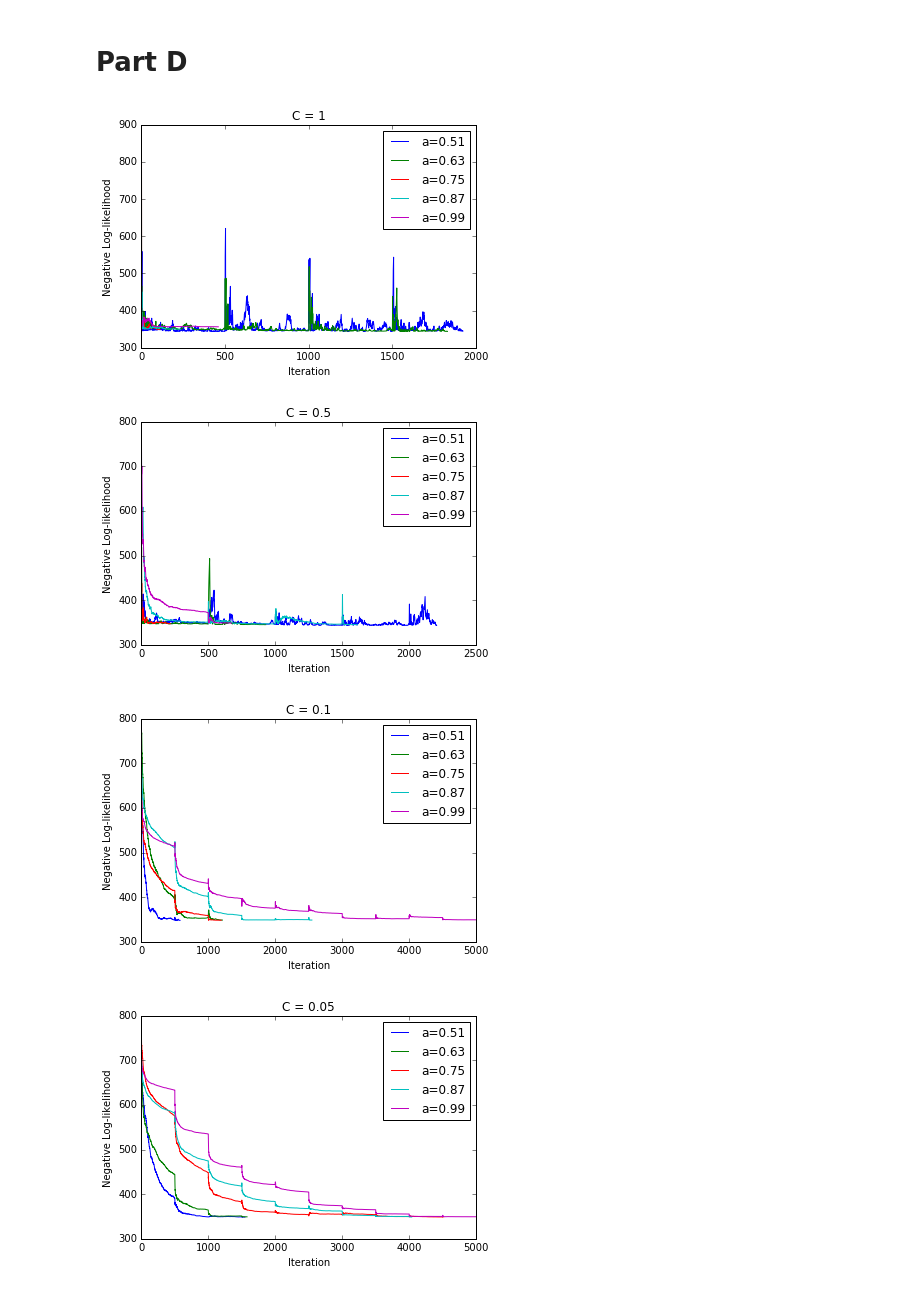
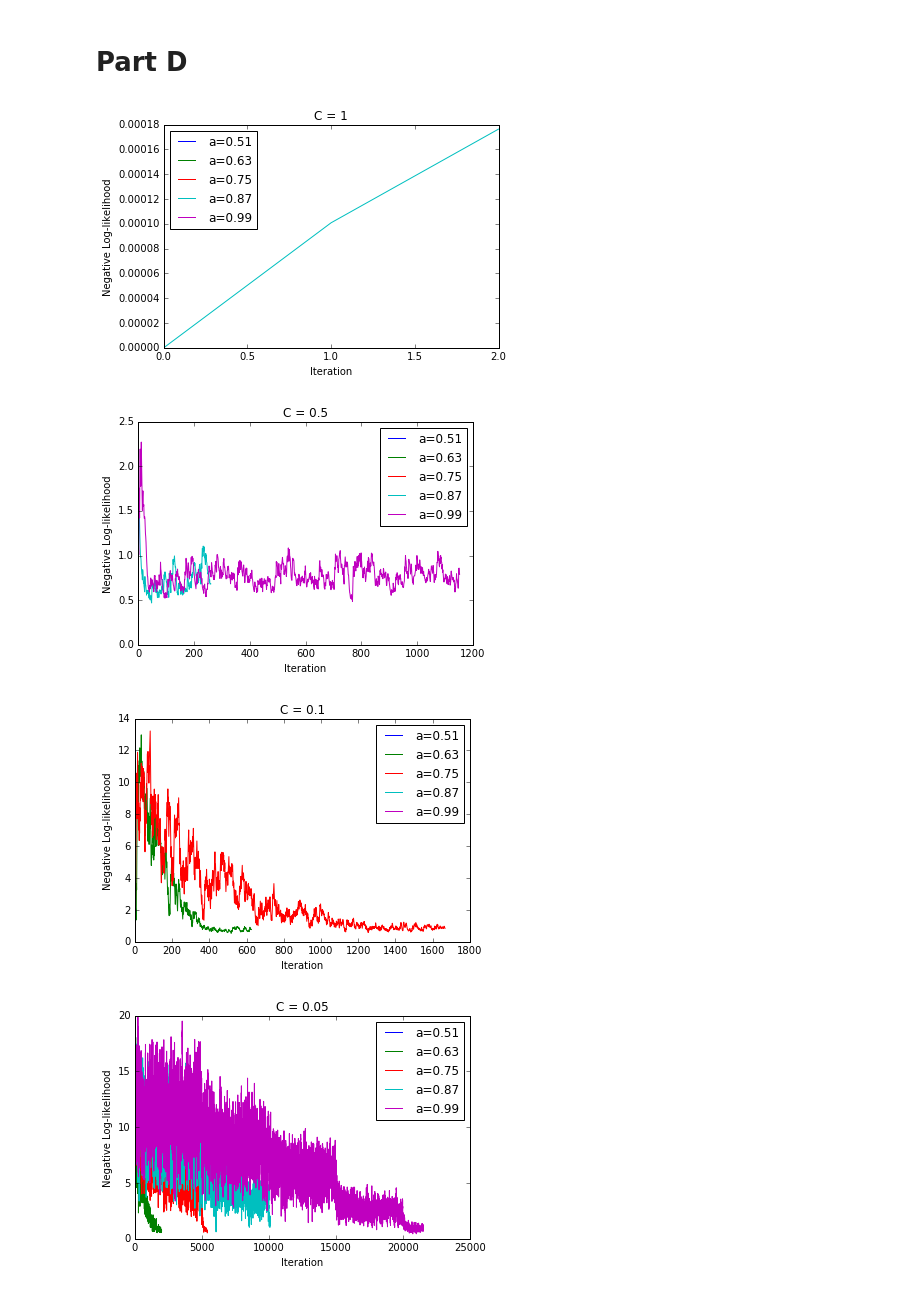
Before and after one commit to aamcbee/SDS385, a Jupyter notebook: Solutions/Exercise 2, Stochastic Gradient Descent.ipynb, the cells around one changed output. Cells and saved outputs as stored; diff of their text form; code cells hidden in the pictures.

```diff
--- a/Solutions/Exercise 2, Stochastic Gradient Descent.ipynb
+++ b/Solutions/Exercise 2, Stochastic Gradient Descent.ipynb
@@ -65,7 +65,8 @@ def stochgd(X, y, m, b, stepsize=1e-4, iters=10, tol=1e-3):
     '''
     b0 = b
     betas = []
-    ll = []
+    ll = [negll(X[0], y[0], m[0], b0)]
+    smooth = 1e-1
 
     N, P = X.shape
     index = np.arange(N)
@@ -77,19 +78,17 @@ def stochgd(X, y, m, b, stepsize=1e-4, iters=10, tol=1e-3):
             grad = g(X[i], y[i], m[i], b0) # Take the approximate gradient.
             b1 = b0 - stepsize * grad # Calculate the next beta
 
-            llb0 = negll(X, y, m, b0)
-            llb1 = negll(X, y, m, b1)
-            ll.append(llb0) # Store the current log likelihood value
-            if np.abs(llb0 - llb1).sum() > tol:
+            llb1 = smooth * negll(X[i], y[i], m[i], b1) + (1 - smooth) * ll[-1]
+            ll.append(llb1) # Store the current log likelihood value
+            if np.abs(ll[-1] - ll[-2]).sum() > tol:
                 b0 = b1 # Update the beta value
             else:
                 betas.append(b1)
-                ll.append(llb1)
                 return b1, betas, ll
     return b1, betas, ll
 # %%
 
-N, P = 500, 11
+N, P = 5000, 110
 X = np.random.rand(N, P) # Random set of 500 samples
 y = (np.random.rand(N) > .5).astype(float) # Random vector of ones and zeros.
 m = np.ones(N)
@@ -136,7 +135,8 @@ def rm_sgd(X, y, m, b, C=.5, a=.75, iters=10, tol=1e-3):
     '''
     b0 = b
     betas = []
-    ll = []
+    ll = [negll(X[0], y[0], m[0], b0)]
+    smooth = 1e-1
 
     N, P = X.shape
     index = np.arange(N)
@@ -152,34 +152,32 @@ def rm_sgd(X, y, m, b, C=.5, a=.75, iters=10, tol=1e-3):
             grad = g(X[i], y[i], m[i], b0) # Take the approximate gradient.
             b1 = b0 - stepsize * grad
 
-            llb0 = negll(X, y, m, b0)
-            llb1 = negll(X, y, m, b1)
-            ll.append(llb0) # Store the current log likelihood value
-            if np.abs(llb0 - llb1).sum() > tol: # Check for convergence (based on -log-liklihood)
+            llb1 = smooth * negll(X[i], y[i], m[i], b1) + (1 - smooth) * ll[-1]
+            ll.append(llb1) # Store the current log likelihood value
+            if np.abs(ll[-1] - ll[-2]).sum() > tol:
                 b0 = b1 # Update the beta value
             else:
                 betas.append(b1)
-                ll.append(llb1)
                 return b1, betas, ll
     return b1, betas, ll
 # %%
-N, P = 500, 11
+N, P = 5000, 110
 X = np.random.rand(N, P) # Random set of 500 samples
 y = (np.random.rand(N) > .5).astype(float) # Random vector of ones and zeros.
 m = np.ones(N)
 b = np.random.rand(P)
 
 for i in [1, .5, .1, .05, .01]:
     for j in np.linspace(.51, .99, 5):
-        b1, betas, ll = rm_sgd(X, y, m, b, C=i, a=j, iters=10)
+        b1, betas, ll = rm_sgd(X, y, m, b, C=i, a=j, iters=10, tol=1e-4)
         plt.plot(ll, label="a="+str(j))
     plt.title("C = " + str(i))
     plt.xlabel("Iteration")
     plt.ylabel("Negative Log-likelihood")
     plt.legend(loc='best')
     plt.show()
 # %% [output]
-[figure, old version]
+[figure, new version]
-[figure, old version]
+[figure, new version]
-[figure, old version]
+[figure, new version]
-[figure, old version]
+[figure, new version]
```
Also changed, not shown: parts of 7 cells of this notebook, 1 other file.
